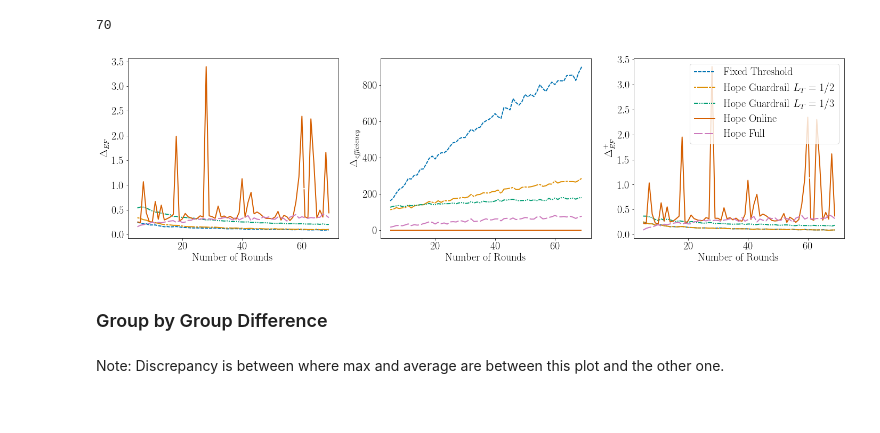
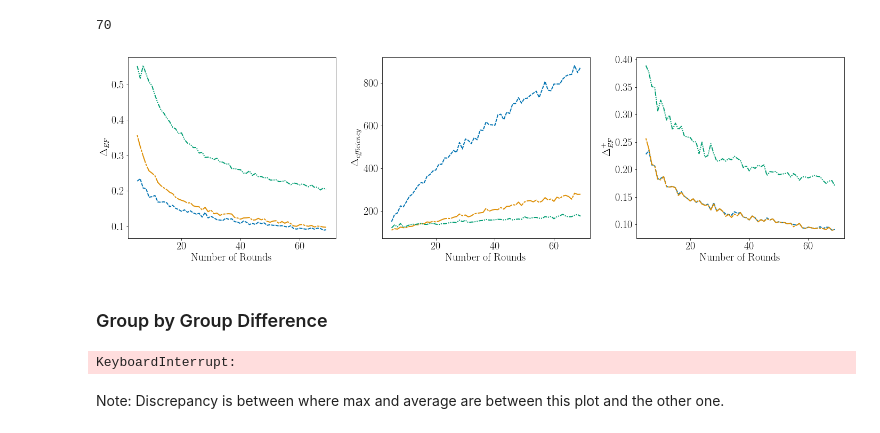
Before and after one commit to seanrsinclair/Online-Resource-Allocation, a Jupyter notebook: simulations/single_resource_fbst.ipynb, the cells around one changed output. Drawn from its saved outputs; the diff is of its cells as text; code cells hidden in the pictures.

```diff
--- a/simulations/single_resource_fbst.ipynb
+++ b/simulations/single_resource_fbst.ipynb
@@ -47,8 +47,9 @@ data = []
 algo_list = {'Fixed Threshold': fixed_threshold,
              'Hope Guardrail $L_T = 1/2$': lambda a,b,c,d: hope_guardrail(a,b,c,d,1/2),
              'Hope Guardrail $L_T = 1/3$': lambda a,b,c,d: hope_guardrail(a,b,c,d,1/3),
-             'Hope Online': hope_online,
-             'Hope Full': hope_full}
+             # 'Hope Online': hope_online,
+             # 'Hope Full': hope_full
+            }
 
 num_iterations = 200
 max_n = len(stdev)
@@ -106,9 +107,11 @@ for n in tqdm(num_groups):
         index += 1
 # %% [output]
 70
+# %%
+# df = pd.DataFrame.from_records(data)
+# df.to_csv('./data/single_fbst.csv', index=False)
+df = pd.read_csv('./data/single_fbst.csv')
 # %%
-df = pd.DataFrame.from_records(data)
-
 
 df.columns
 df = df.assign(Algorithm = lambda df: df.Algorithm.replace({'fixed_threshold': 'Fixed Threshold', 'hope_guardrail_13': 'Guarded Hope $L_T = T^{-1/3}$', 'hope_guardrail_12': 'Guarded Hope $L_T = T^{-1/2}$'}))
@@ -153,36 +156,36 @@ sns.lineplot(x='NumGroups', y='Value', hue='Algorithm', style = 'Algorithm', das
             ci = None)
 sns.lineplot(x='NumGroups', y='Value', hue='Algorithm', style = 'Algorithm', dashes = dashesStyles[0:len(algo_list)],
              data=df[df.Norm == 'Waste'], ax = axs[1], palette = sns.color_palette("colorblind", len(algo_list)),
             ci = None)
 
 sns.lineplot(x='NumGroups', y='Value', hue='Algorithm', style = 'Algorithm', dashes = dashesStyles[0:len(algo_list)],
              data=df[df.Norm == 'Ex-Ante Envy'], ax = axs[2], palette = sns.color_palette("colorblind", len(algo_list)),
             ci = None)
 
 
 
 axs[0].get_legend().remove()
 axs[0].set_ylabel('$\Delta_{\it EF}$')
 axs[0].set_xlabel('Number of Rounds')
 
 axs[1].set_ylabel('$\Delta_{\it efficiency}$')
 axs[1].set_xlabel('Number of Rounds')
 axs[1].get_legend().remove()
 
 axs[2].get_legend().remove()
 axs[2].set_ylabel(r'$\Delta_{\it EF}^+$')
 axs[2].set_xlabel('Number of Rounds')
 
 
-axs[2].legend(ncol = 1, loc= 'upper right')
+# axs[2].legend(ncol = 1, loc= 'upper right')
 
 
 
 
 plt.show()
-# fg.savefig('poisson.pdf', bbox_inches = 'tight',pad_inches = 0.01, dpi=900)
+fg.savefig('./figures/fbst_single.pdf', bbox_inches = 'tight',pad_inches = 0.01, dpi=900)
 # %% [output]
-[figure, old version]
+[figure, new version]
 # %% [markdown]
 ### Group by Group Difference
 # %%
@@ -221,11 +224,14 @@ for i in tqdm(range(num_iterations)):
             loc_data.append({'Location':j, 'Algorithm':algo, 'Value': opt[j] - sol[j]})
         nsw = max(np.log(np.prod(np.power(np.asarray(sol), np.asarray(size)))), -10000)
         fair_data.append({'Iteration':i, 'Algorithm':algo,
-                          '$\Delta_{\it efficiency}$':(budget - np.dot(size, sol)) / n,
-                          '\textsc{Envy}'.encode('unicode_escape').decode('utf'):(np.max(sol) - np.min(sol)),
-                          '$\Delta_{\it EF}$': np.max(np.abs(sol-opt)),
+                          '$\Delta_{\it efficiency}$':(budget - np.dot(size, sol)),
+
                           '$\Delta_{\it Prop}$':((budget / np.sum(size)) - np.min(sol)),
-                         '\textsc{NSW}'.encode('unicode_escape').decode('utf'): nsw})
+                         '\textsc{NSW}'.encode('unicode_escape').decode('utf'): nsw,
+                         '\textsc{Envy}'.encode('unicode_escape').decode('utf'):(np.max(sol) - np.min(sol)),
+                          '$\Delta_{\it EF}$': np.max(np.abs(sol-opt))
+
+                         })
 
 
     for i in range(n):
@@ -237,3 +243,5 @@ for algo in algo_list:
     data_dict = {'Algorithm':algo, '$\Delta_{\it EF}^+$': np.max(np.mean(np.abs(alloc_diff[index, :, :]), axis=1))}
     fair_data.append(data_dict)
     index += 1
+# %% [output]
+KeyboardInterrupt:
```
Also changed, not shown: parts of 6 cells of this notebook, 7 other files.
